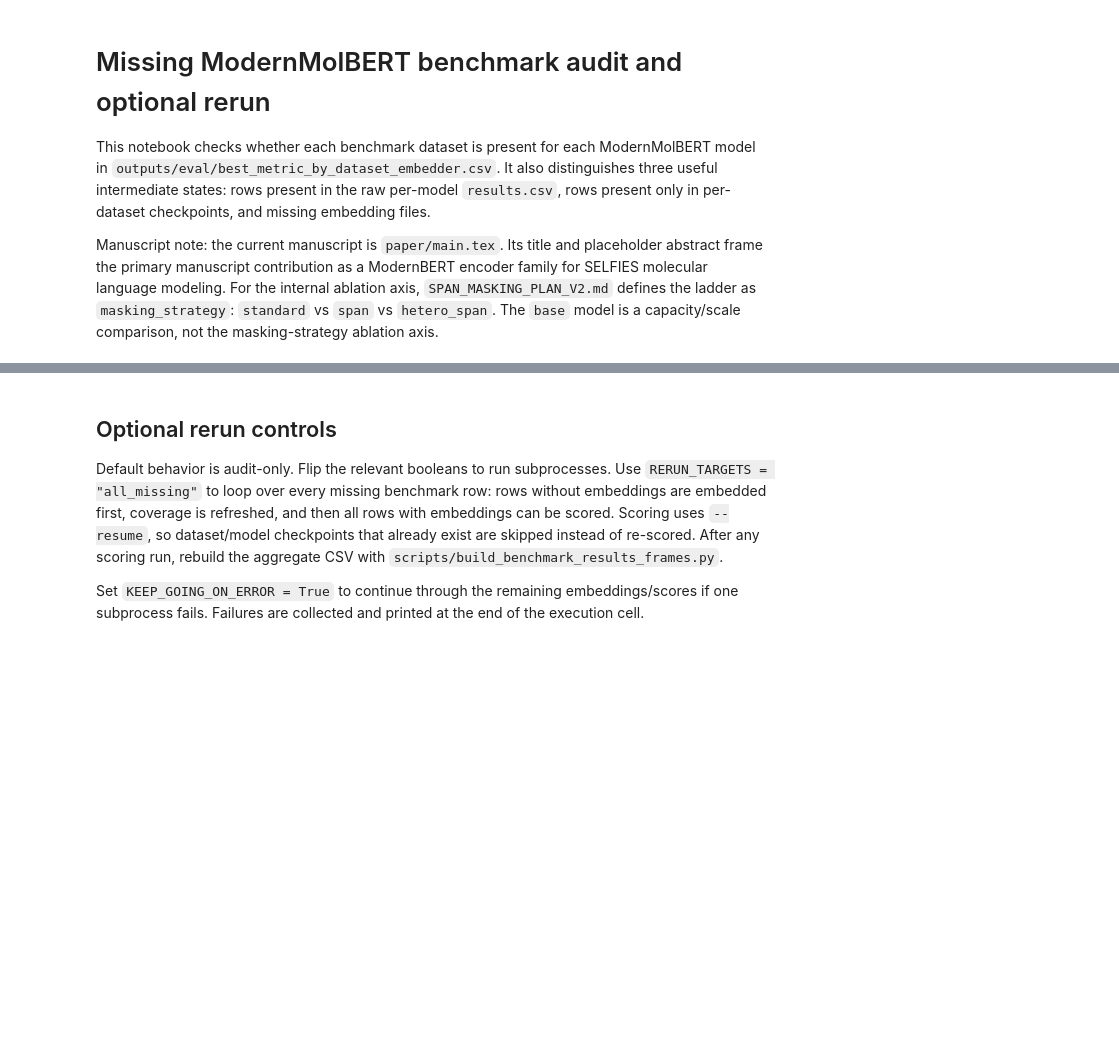
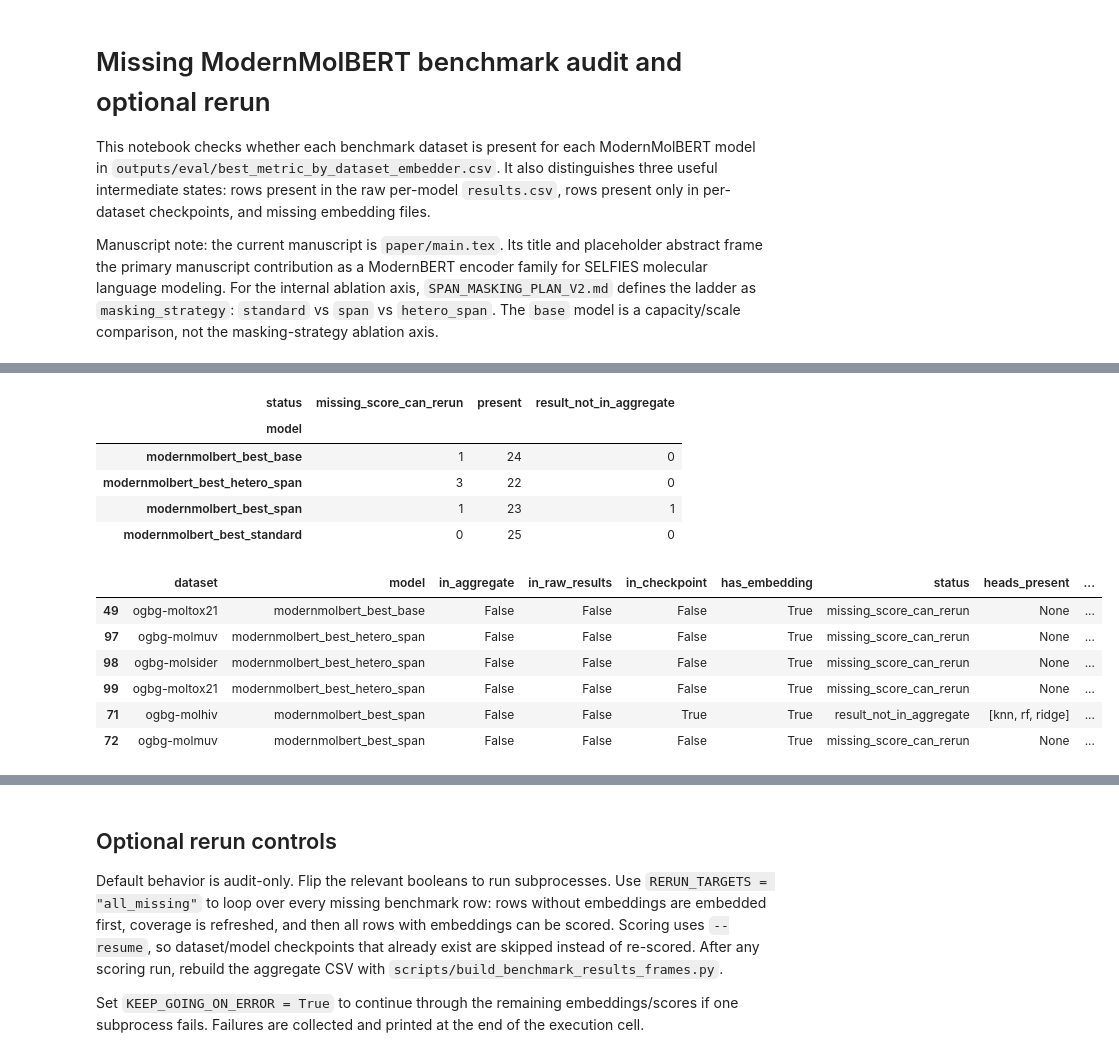
Before and after one commit to HauserGroup/ModernMolBERT, a Jupyter notebook: analysis/check_missing_benchmarks_and_rerun.ipynb, the cells around one changed output, grey strips where cells are left out. Cells and saved outputs as stored; diff of their text form; code cells hidden in the pictures; blank space fills up the shorter version.

```diff
--- a/analysis/check_missing_benchmarks_and_rerun.ipynb
+++ b/analysis/check_missing_benchmarks_and_rerun.ipynb
@@ -61,5 +63,6 @@ print(ROOT)
 # %%
 HEADS = ["rf", "ridge", "knn"]
+EXCLUDED_DATASETS = {"ogbg-moltoxcast"}
 
 
 def load_best() -> pd.DataFrame:
@@ -137,7 +140,7 @@ def benchmark_present(dataset: str, model: str, *, source: str = "aggregate") ->
 
 def audit_coverage() -> pd.DataFrame:
     best = load_best()
-    datasets = sorted(best["dataset"].dropna().unique())
+    datasets = sorted(d for d in best["dataset"].dropna().unique() if d not in EXCLUDED_DATASETS)
     records = []
     for model in MODELS:
         raw_path = result_csv(model)
@@ -157,33 +160,47 @@ def audit_coverage() -> pd.DataFrame:
                 status = "present"
             elif in_raw or in_checkpoint:
                 status = "result_not_in_aggregate"
             elif has_embedding:
                 status = "missing_score_can_rerun"
             else:
                 status = "missing_embedding"
             records.append(
                 {
                     "dataset": dataset,
                     "model": model,
                     "in_aggregate": in_aggregate,
                     "in_raw_results": in_raw,
                     "in_checkpoint": in_checkpoint,
                     "has_embedding": has_embedding,
                     "status": status,
                     "heads_present": sorted(present_heads) or None,
                     "missing_heads": sorted(missing_heads) if missing_heads else None,
                     "dataset_selector": dataset_selector(dataset),
                     "result_csv": result_csv(model).relative_to(ROOT),
                     "checkpoint_csv": checkpoint_path(dataset, model).relative_to(ROOT),
                     "embedding_file": embedding_path(dataset, model).relative_to(ROOT),
                 }
             )
     return pd.DataFrame.from_records(records)
 
 
 coverage = audit_coverage()
 display(coverage.groupby(["model", "status"]).size().unstack(fill_value=0))
 display(coverage[coverage["status"] != "present"].sort_values(["model", "dataset"]))
+# %% [output]
+| status | missing_score_can_rerun | present | result_not_in_aggregate |
+| model |  |  |  |
+| modernmolbert_best_base | 1 | 24 | 0 |
+| modernmolbert_best_hetero_span | 3 | 22 | 0 |
+| modernmolbert_best_span | 1 | 23 | 1 |
+| modernmolbert_best_standard | 0 | 25 | 0 |
+|  | dataset | model | in_aggregate | in_raw_results | in_checkpoint | has_embedding | status | heads_present | ... |
+| 49 | ogbg-moltox21 | modernmolbert_best_base | False | False | False | True | missing_score_can_rerun | None | ... |
+| 97 | ogbg-molmuv | modernmolbert_best_hetero_span | False | False | False | True | missing_score_can_rerun | None | ... |
+| 98 | ogbg-molsider | modernmolbert_best_hetero_span | False | False | False | True | missing_score_can_rerun | None | ... |
+| 99 | ogbg-moltox21 | modernmolbert_best_hetero_span | False | False | False | True | missing_score_can_rerun | None | ... |
+| 71 | ogbg-molhiv | modernmolbert_best_span | False | False | True | True | result_not_in_aggregate | [knn, rf, ridge] | ... |
+| 72 | ogbg-molmuv | modernmolbert_best_span | False | False | False | True | missing_score_can_rerun | None | ... |
 # %%
 coverage_matrix = coverage.pivot(index="dataset", columns="model", values="status")
 display(coverage_matrix[MODELS])
```
Also changed, not shown: parts of 5 cells of this notebook, 11 other files.
